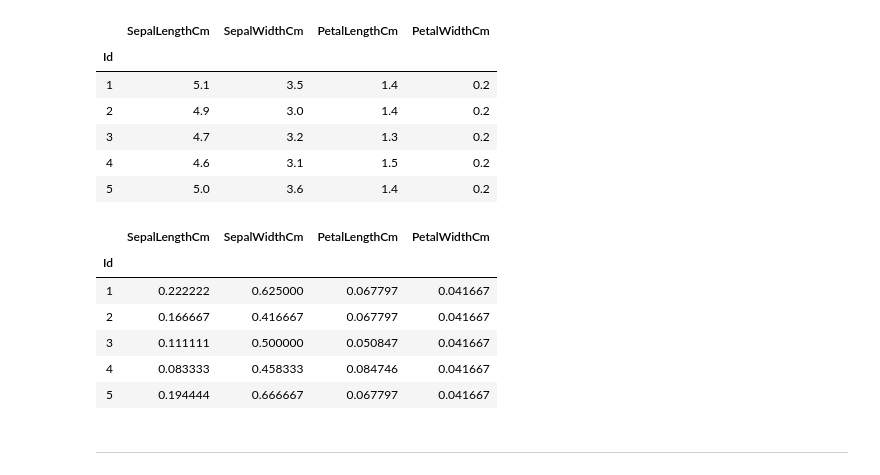
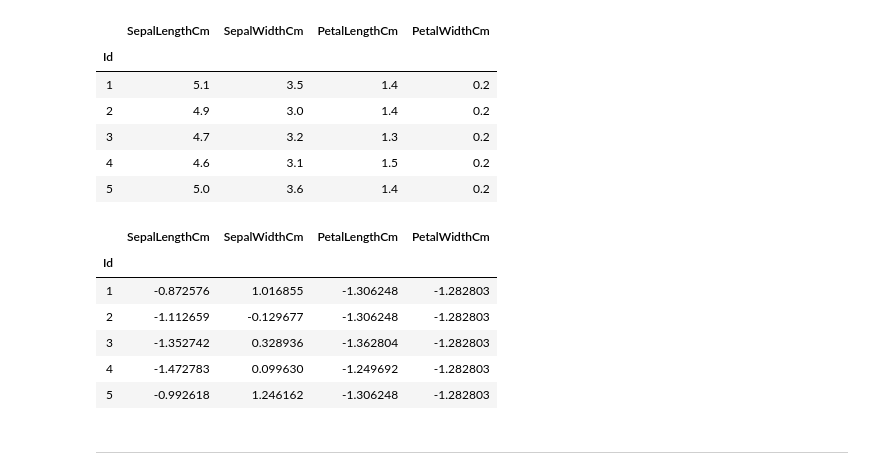
Before and after one commit to lauren-esser/Hierarchial_Clustering_Practice, a Jupyter notebook: Hierarchal Clustering Practice.ipynb, the cells around one changed output. Drawn from its saved outputs; the diff is of its cells as text; code cells hidden in the pictures.

```diff
--- a/Hierarchal Clustering Practice.ipynb
+++ b/Hierarchal Clustering Practice.ipynb
@@ -96,0 +126,3 @@ dtype: int64
+# %%
+df_without = df.loc[:145, :]
+df_without.tail()
@@ -97,7 +137,7 @@ dtype: int64
 # %% [markdown]
 **Normalize Numerical and Categorical Columns**
 # %%
-num_cols = df.select_dtypes('number')
+num_cols = df_without.select_dtypes('number')
 num_cols.head()
 # %% [output]
 |  | SepalLengthCm | SepalWidthCm | PetalLengthCm | PetalWidthCm |
@@ -109,19 +149,19 @@ num_cols.head()
 | 5 | 5.0 | 3.6 | 1.4 | 0.2 |
 # %%
 x = num_cols.values
-min_max_scaler = preprocessing.MinMaxScaler()
-x_scaled = min_max_scaler.fit_transform(x)
+Standard_scaler = preprocessing.StandardScaler()
+x_scaled = Standard_scaler.fit_transform(x)
 num_cols_scaled = pd.DataFrame(x_scaled, index = num_cols.index,
                               columns = num_cols.columns)
 num_cols_scaled.head()
 # %% [output]
 |  | SepalLengthCm | SepalWidthCm | PetalLengthCm | PetalWidthCm |
 | Id |  |  |  |  |
-| 1 | 0.222222 | 0.625000 | 0.067797 | 0.041667 |
-| 2 | 0.166667 | 0.416667 | 0.067797 | 0.041667 |
-| 3 | 0.111111 | 0.500000 | 0.050847 | 0.041667 |
-| 4 | 0.083333 | 0.458333 | 0.084746 | 0.041667 |
-| 5 | 0.194444 | 0.666667 | 0.067797 | 0.041667 |
+| 1 | -0.872576 | 1.016855 | -1.306248 | -1.282803 |
+| 2 | -1.112659 | -0.129677 | -1.306248 | -1.282803 |
+| 3 | -1.352742 | 0.328936 | -1.362804 | -1.282803 |
+| 4 | -1.472783 | 0.099630 | -1.249692 | -1.282803 |
+| 5 | -0.992618 | 1.246162 | -1.306248 | -1.282803 |
 # %% [markdown]
 ---
 # %%
```
Also changed, not shown: parts of 35 cells of this notebook.
